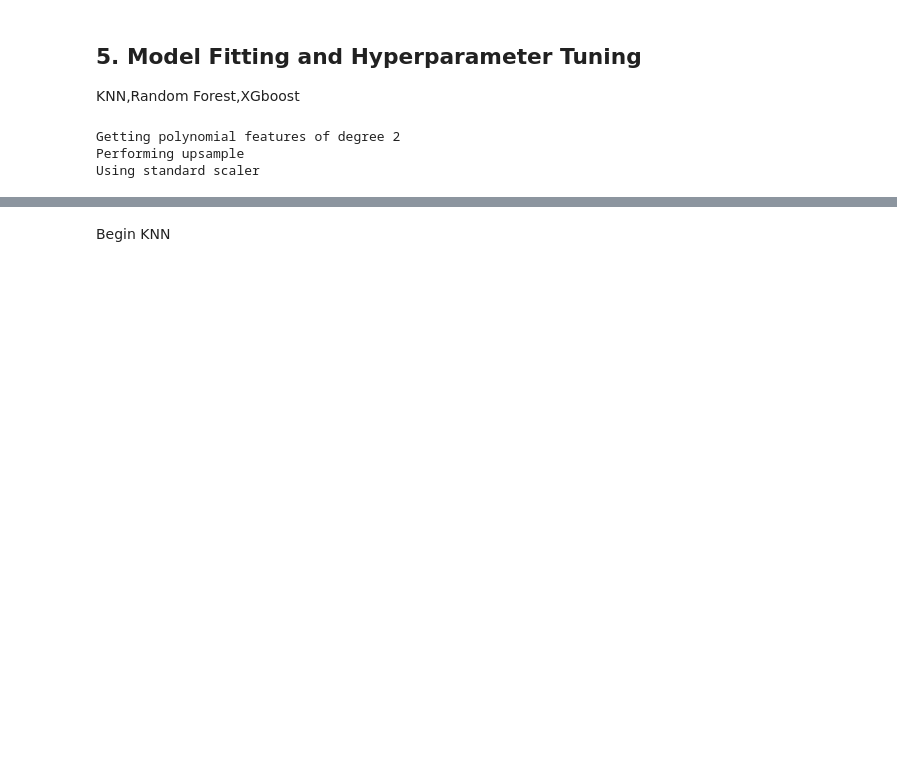
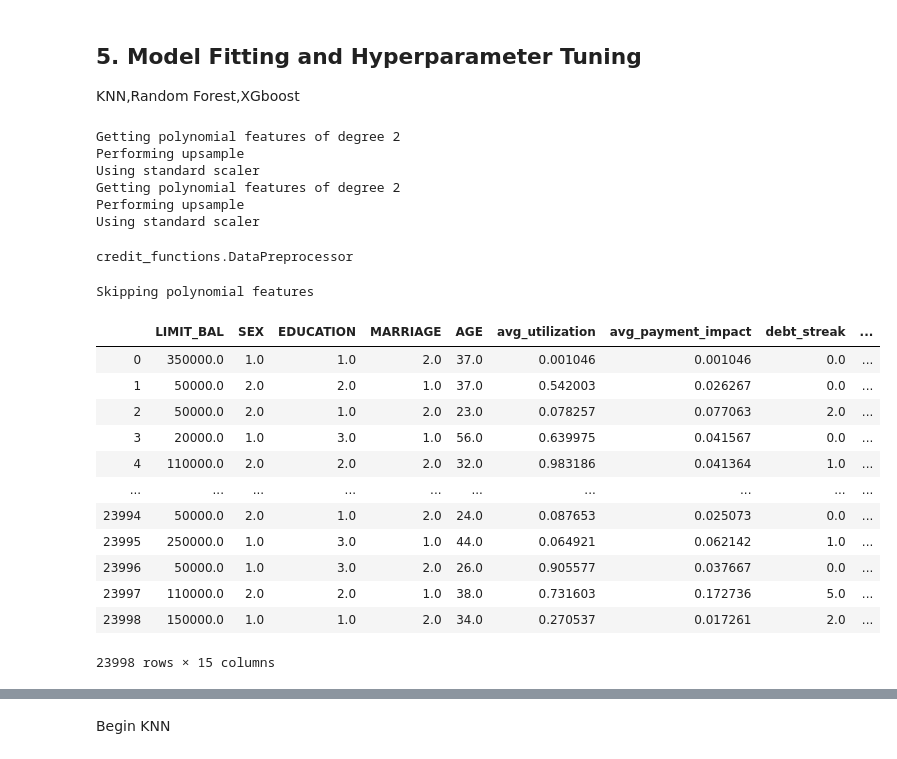
Before and after one commit to coreyryanhanson/nyc-mhtn-ds-010620-lectures, a Jupyter notebook: week-9/classification-assessment/working_assessment_cleaned.ipynb, the cells around one changed output, grey strips where cells are left out. Cells and saved outputs as stored; diff of their text form; code cells hidden in the pictures; blank space fills up the shorter version.

```diff
--- a/week-9/classification-assessment/working_assessment_cleaned.ipynb
+++ b/week-9/classification-assessment/working_assessment_cleaned.ipynb
@@ -164,9 +171,13 @@ cont_features = selection.drop(labels=cat_features)
 ## 5. Model Fitting and Hyperparameter Tuning
 KNN,Random Forest,XGboost
 # %%
-models = credit_functions.ModelSwitcher(df, target_col, cat_features, cont_features, "upsample", "standard",poly_degree=2)
-X_train, X_test, y_train, y_test = models.X_train, models.X_test, models.y_train, models.y_test
+data = credit_functions.DataPreprocessor(df, target_col, cat_features, cont_features, "upsample", "standard",poly_degree=2)
+data2 = credit_functions.DataPreprocessor(df, target_col, cat_features, cont_features, "upsample", "standard",poly_degree=2)
+X_train, X_test, y_train, y_test = data.X_train, data.X_test, data.y_train, data.y_test
 # %% [output]
 Getting polynomial features of degree 2
 Performing upsample
 Using standard scaler
+Getting polynomial features of degree 2
+Performing upsample
+Using standard scaler
@@ -183,0 +184,26 @@ X_test = scaler.transform(X_test)
+# %%
+model1 = credit_functions.ModelSwitcher(data)
+model2 = credit_functions.ModelSwitcher(data2)
+# %%
+type(model2.data)
+# %% [output]
+credit_functions.DataPreprocessor
+# %%
+model2.data.poly_degree=False
+model2.data._poly_features()
+model2.data.X
+# %% [output]
+Skipping polynomial features
+|  | LIMIT_BAL | SEX | EDUCATION | MARRIAGE | AGE | avg_utilization | avg_payment_impact | debt_streak | ... |
+| 0 | 350000.0 | 1.0 | 1.0 | 2.0 | 37.0 | 0.001046 | 0.001046 | 0.0 | ... |
+| 1 | 50000.0 | 2.0 | 2.0 | 1.0 | 37.0 | 0.542003 | 0.026267 | 0.0 | ... |
+| 2 | 50000.0 | 2.0 | 1.0 | 2.0 | 23.0 | 0.078257 | 0.077063 | 2.0 | ... |
+| 3 | 20000.0 | 1.0 | 3.0 | 1.0 | 56.0 | 0.639975 | 0.041567 | 0.0 | ... |
+| 4 | 110000.0 | 2.0 | 2.0 | 2.0 | 32.0 | 0.983186 | 0.041364 | 1.0 | ... |
+| ... | ... | ... | ... | ... | ... | ... | ... | ... | ... |
+| 23994 | 50000.0 | 2.0 | 1.0 | 2.0 | 24.0 | 0.087653 | 0.025073 | 0.0 | ... |
+| 23995 | 250000.0 | 1.0 | 3.0 | 1.0 | 44.0 | 0.064921 | 0.062142 | 1.0 | ... |
+| 23996 | 50000.0 | 1.0 | 3.0 | 2.0 | 26.0 | 0.905577 | 0.037667 | 0.0 | ... |
+| 23997 | 110000.0 | 2.0 | 2.0 | 1.0 | 38.0 | 0.731603 | 0.172736 | 5.0 | ... |
+| 23998 | 150000.0 | 1.0 | 1.0 | 2.0 | 34.0 | 0.270537 | 0.017261 | 2.0 | ... |
+23998 rows × 15 columns
```
Also changed, not shown: parts of 6 cells of this notebook, 1 other file.
